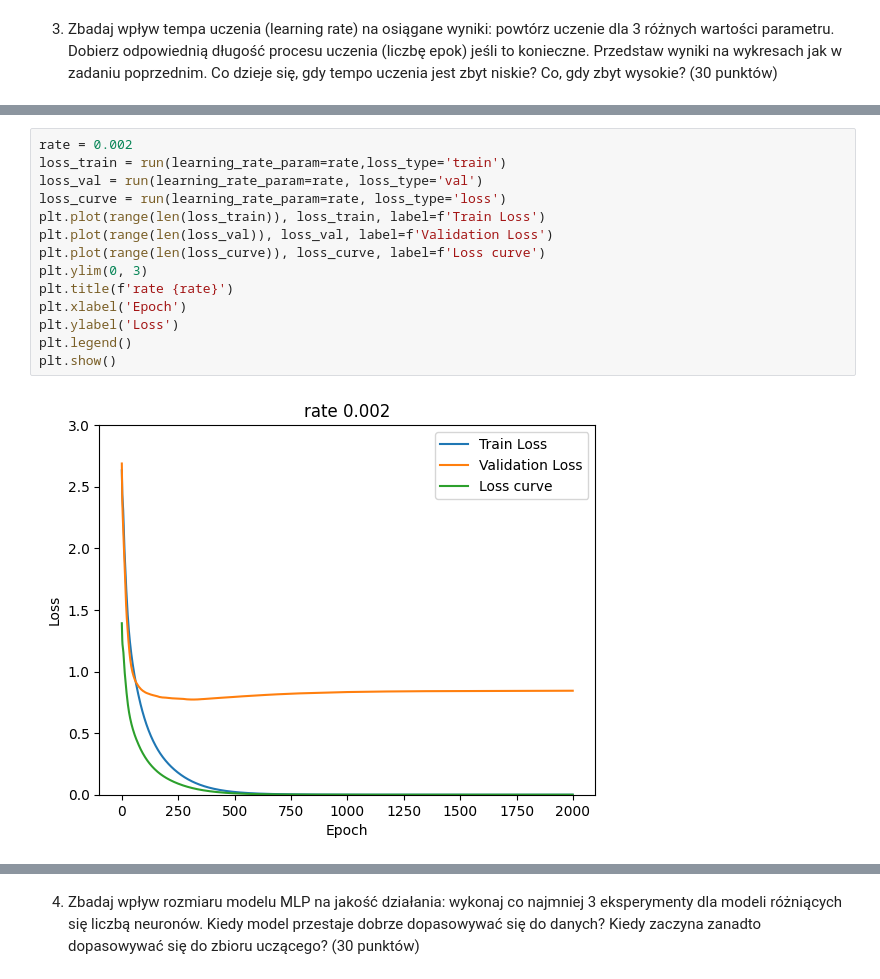
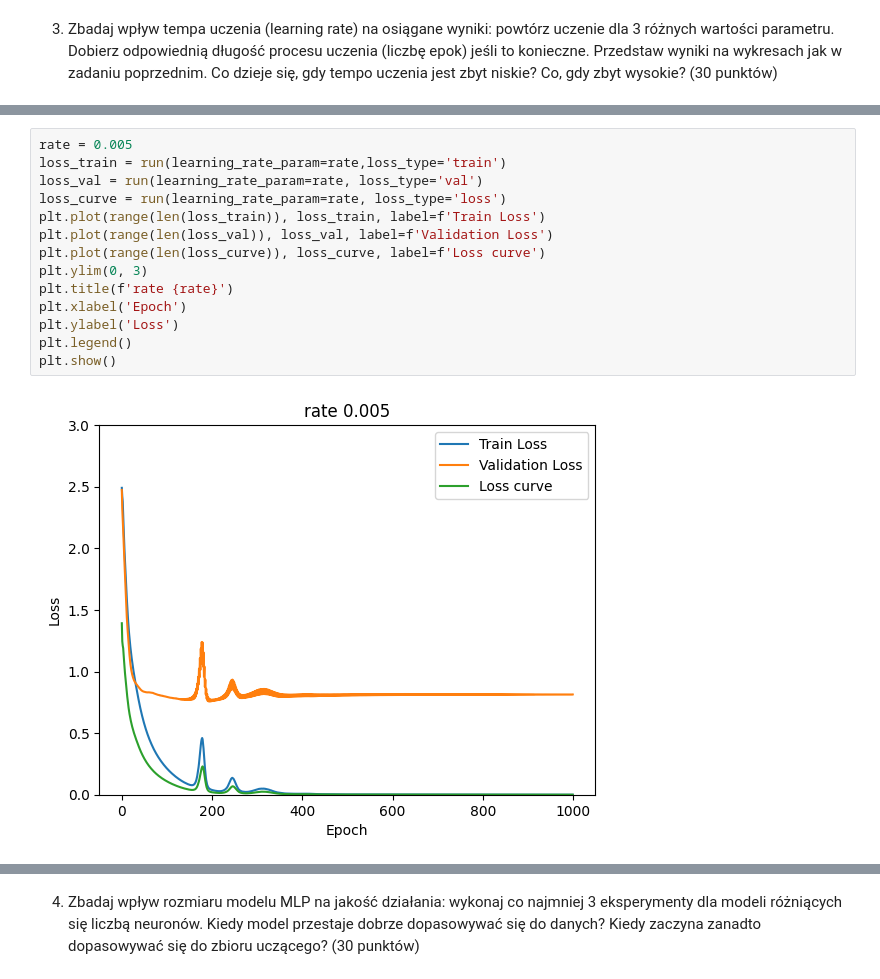
Before and after one commit to Filipstrozik/SztucznaInteligencja, a Jupyter notebook: Z5/z5.ipynb, the cells around one changed output, grey strips where cells are left out. Drawn from its saved outputs; the diff is of its cells as text.

```diff
--- a/Z5/z5.ipynb
+++ b/Z5/z5.ipynb
@@ -236,19 +214,19 @@ plt.show()
 # %%
-rate = 0.002
+rate = 0.005
 loss_train = run(learning_rate_param=rate,loss_type='train')
 loss_val = run(learning_rate_param=rate, loss_type='val')
 loss_curve = run(learning_rate_param=rate, loss_type='loss')
 plt.plot(range(len(loss_train)), loss_train, label=f'Train Loss')
 plt.plot(range(len(loss_val)), loss_val, label=f'Validation Loss')
 plt.plot(range(len(loss_curve)), loss_curve, label=f'Loss curve')
 plt.ylim(0, 3)
 plt.title(f'rate {rate}')
 plt.xlabel('Epoch')
 plt.ylabel('Loss')
 plt.legend()
 plt.show()
 # %% [output]
-[figure, old version]
+[figure, new version]
 # %%
 loss_train = run(learning_rate_param=0.00001,loss_type='train')
 loss_val = run(learning_rate_param=0.00001, loss_type='val')
```
Also changed, not shown: parts of 26 cells of this notebook.
